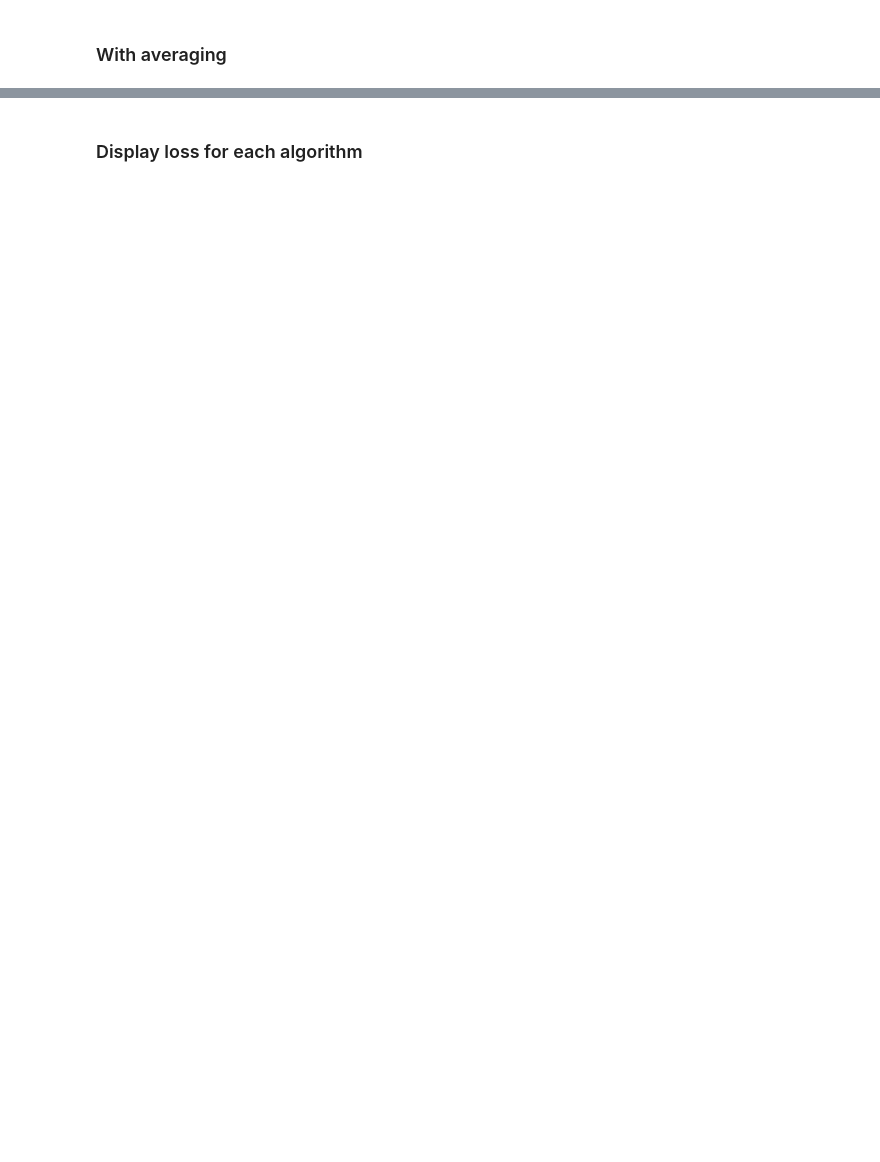
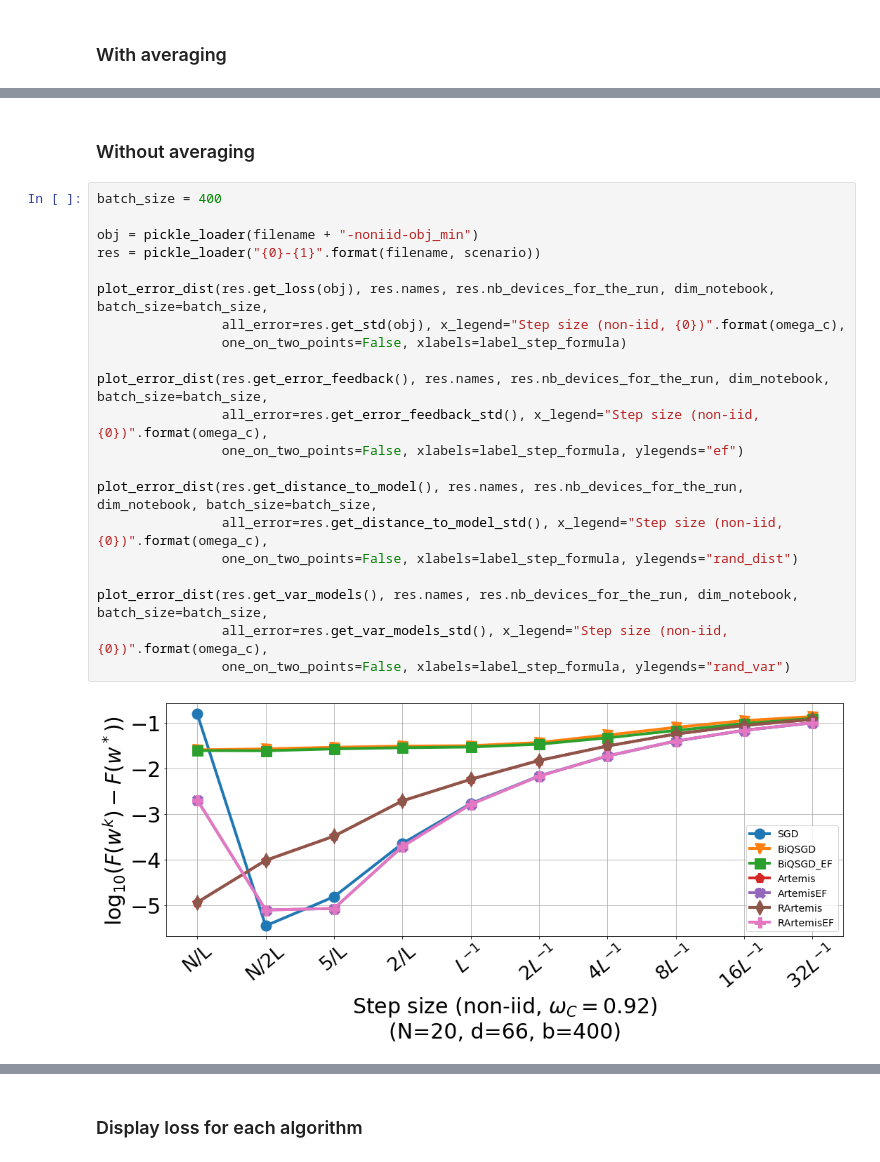
Before and after one commit to philipco/artemis-bidirectional-compression, a Jupyter notebook: notebook/quantum-gamma-limit.ipynb, the cells around one changed output, grey strips where cells are left out. Drawn from its saved outputs; the diff is of its cells as text; blank space fills up the shorter version.

```diff
--- a/notebook/quantum-gamma-limit.ipynb
+++ b/notebook/quantum-gamma-limit.ipynb
@@ -251,0 +244,25 @@ plot_error_dist(res.get_loss(obj, averaged=True), res.names, res.nb_devices_for_
+# %% [markdown]
+### Without averaging
+# %%
+batch_size = 400
+
+obj = pickle_loader(filename + "-noniid-obj_min")
+res = pickle_loader("{0}-{1}".format(filename, scenario))
+
+plot_error_dist(res.get_loss(obj), res.names, res.nb_devices_for_the_run, dim_notebook, batch_size=batch_size,
+                all_error=res.get_std(obj), x_legend="Step size (non-iid, {0})".format(omega_c),
+                one_on_two_points=False, xlabels=label_step_formula)
+
+plot_error_dist(res.get_error_feedback(), res.names, res.nb_devices_for_the_run, dim_notebook, batch_size=batch_size,
+                all_error=res.get_error_feedback_std(), x_legend="Step size (non-iid, {0})".format(omega_c),
+                one_on_two_points=False, xlabels=label_step_formula, ylegends="ef")
+
+plot_error_dist(res.get_distance_to_model(), res.names, res.nb_devices_for_the_run, dim_notebook, batch_size=batch_size,
+                all_error=res.get_distance_to_model_std(), x_legend="Step size (non-iid, {0})".format(omega_c),
+                one_on_two_points=False, xlabels=label_step_formula, ylegends="rand_dist")
+
+plot_error_dist(res.get_var_models(), res.names, res.nb_devices_for_the_run, dim_notebook, batch_size=batch_size,
+                all_error=res.get_var_models_std(), x_legend="Step size (non-iid, {0})".format(omega_c),
+                one_on_two_points=False, xlabels=label_step_formula, ylegends="rand_var")
+# %% [output]
+[figure, added]
```
Also changed, not shown: parts of 26 cells of this notebook, 3 other files.
